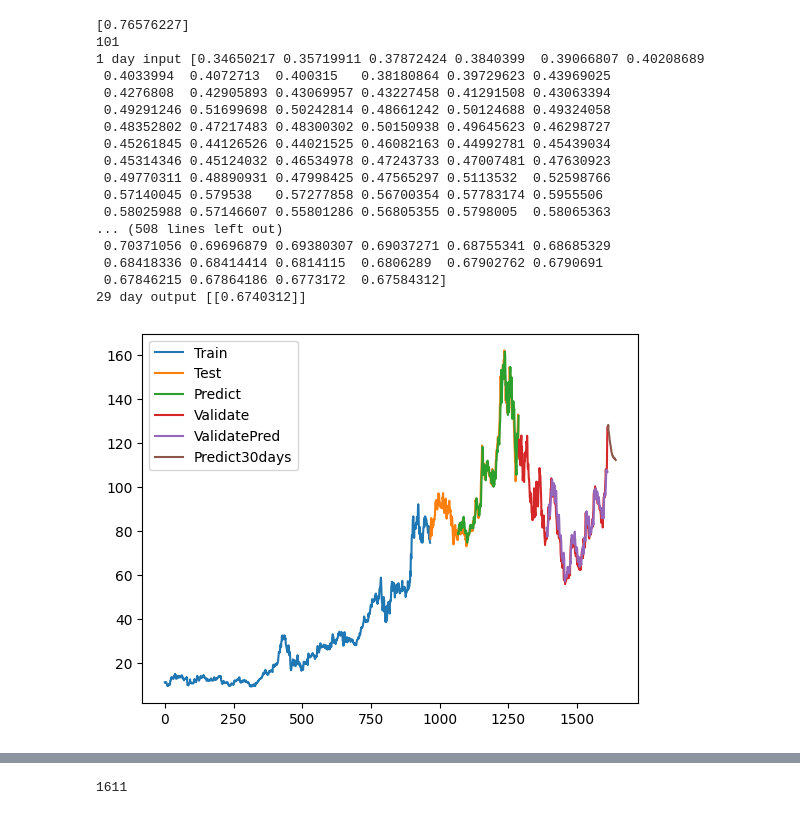
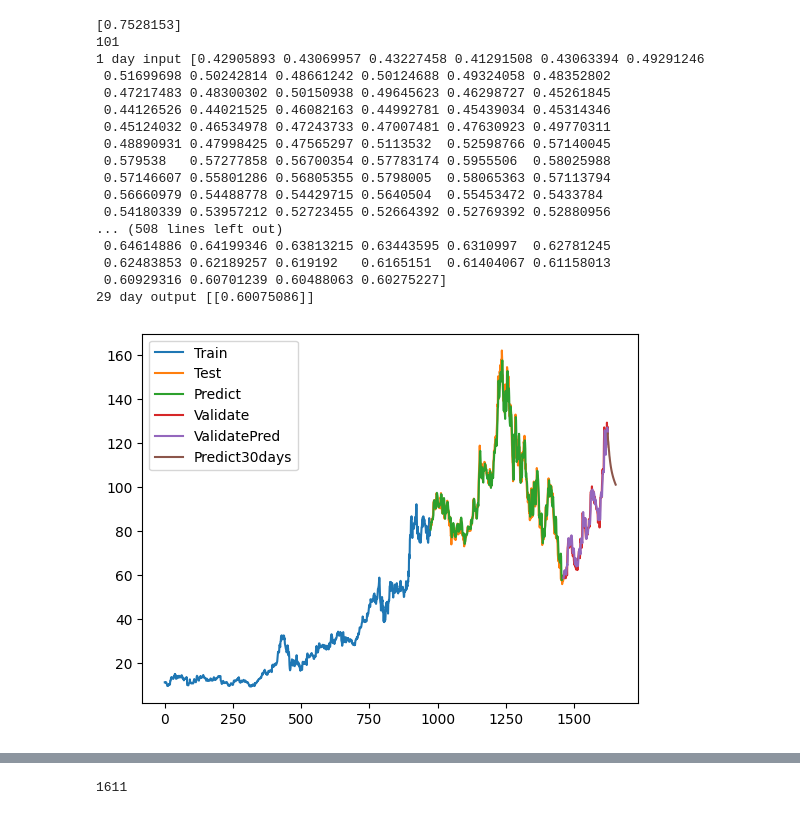
Before and after one commit to dangnghiepcuong/IS403.N21.HTTT_Nhom2, a Jupyter notebook: Test CNN_LTSM/AMD_CNN_Bi_LSTM 622.ipynb, the cells around one changed output, grey strips where cells are left out. Cells and saved outputs as stored; diff of their text form; code cells hidden in the pictures.

Commit message:
change model, directory

```diff
--- a/Test CNN_LTSM/AMD_CNN_Bi_LSTM 622.ipynb
+++ b/Test CNN_LTSM/AMD_CNN_Bi_LSTM 622.ipynb
@@ -23,7 +23,7 @@ df1=scaler.fit_transform(np.array(df1).reshape(-1,1))
 # %%
 # 4. Chia train test
 train_size = int(0.6 * len(df1))
-test_size = int(0.2 * len(df1))
+test_size = int(0.3 * len(df1))
 val_size = len(df1) - train_size - test_size
 
 train_data = df1[:train_size]
@@ -39,7 +35,7 @@ import numpy
 # convert an array of values into a dataset matrix
 def create_dataset(dataset, time_step=1):
 	dataX, dataY = [], []
-	for i in range(len(dataset)-time_step-1):
+	for i in range(len(dataset)-time_step):
 		a = dataset[i:(i+time_step), 0]   ###i=0, X=0,1,2,3-----99   Y=100
 		dataX.append(a)
 		dataY.append(dataset[i + time_step, 0])
@@ -54,3 +50,16 @@ X_test, ytest = create_dataset(test_data, time_step)
+# %%
+#6. New
+
+time_step = 100
+X, y = create_dataset(df1, time_step)
+
+X_train = X[:train_size-100]
+X_test = X[train_size-100:train_size-100+test_size]
+X_val = X[train_size-100+test_size:]
+
+y_train = y[:train_size-100]
+ytest = y[train_size-100:train_size-100+test_size]
+yval = y[train_size+test_size-100:]
 # %%
 # 7. Reshape input to be [samples, time steps, features] which is required for LSTM
 X_train =X_train.reshape(X_train.shape[0],X_train.shape[1] , 1)
@@ -71,7 +80,7 @@ model.add(MaxPooling1D(pool_size=2))
 model.add(Conv1D(filters=32, kernel_size=3, activation='relu'))
 
 # Add a bidirectional LSTM layer
-model.add(Bidirectional(LSTM(100, activation='relu')))
+model.add(LSTM(100, activation='relu'))
 
 # Add a dense output layer
 model.add(Dense(1))
@@ -157,39 +166,45 @@ while(i<30):
         lst_output.extend(yhat.tolist())
         i=i+1
 # %% [output]
-[0.76576227]
+[0.7528153]
 101
-1 day input [0.34650217 0.35719911 0.37872424 0.3840399  0.39066807 0.40208689
- 0.4033994  0.4072713  0.400315   0.38180864 0.39729623 0.43969025
- 0.4276808  0.42905893 0.43069957 0.43227458 0.41291508 0.43063394
- 0.49291246 0.51699698 0.50242814 0.48661242 0.50124688 0.49324058
- 0.48352802 0.47217483 0.48300302 0.50150938 0.49645623 0.46298727
- 0.45261845 0.44126526 0.44021525 0.46082163 0.44992781 0.45439034
- 0.45314346 0.45124032 0.46534978 0.47243733 0.47007481 0.47630923
- 0.49770311 0.48890931 0.47998425 0.47565297 0.5113532  0.52598766
- 0.57140045 0.579538   0.57277858 0.56700354 0.57783174 0.5955506
- 0.58025988 0.57146607 0.55801286 0.56805355 0.5798005  0.58065363
+1 day input [0.42905893 0.43069957 0.43227458 0.41291508 0.43063394 0.49291246
+ 0.51699698 0.50242814 0.48661242 0.50124688 0.49324058 0.48352802
+ 0.47217483 0.48300302 0.50150938 0.49645623 0.46298727 0.45261845
+ 0.44126526 0.44021525 0.46082163 0.44992781 0.45439034 0.45314346
+ 0.45124032 0.46534978 0.47243733 0.47007481 0.47630923 0.49770311
+ 0.48890931 0.47998425 0.47565297 0.5113532  0.52598766 0.57140045
+ 0.579538   0.57277858 0.56700354 0.57783174 0.5955506  0.58025988
+ 0.57146607 0.55801286 0.56805355 0.5798005  0.58065363 0.57113794
+ 0.56660979 0.54488778 0.54429715 0.5640504  0.55453472 0.5433784
+ 0.54180339 0.53957212 0.52723455 0.52664392 0.52769392 0.52880956
 ... (508 lines left out)
- 0.70371056 0.69696879 0.69380307 0.69037271 0.68755341 0.68685329
- 0.68418336 0.68414414 0.6814115  0.6806289  0.67902762 0.6790691
- 0.67846215 0.67864186 0.6773172  0.67584312]
-29 day output [[0.6740312]]
+ 0.64614886 0.64199346 0.63813215 0.63443595 0.6310997  0.62781245
+ 0.62483853 0.62189257 0.619192   0.6165151  0.61404067 0.61158013
+ 0.60929316 0.60701239 0.60488063 0.60275227]
+29 day output [[0.60075086]]
 # %%
 # 14.Vẽ hình
 train_data_index = pd.RangeIndex(start=0, stop=train_size, step=1)
 plt.plot(scaler.inverse_transform(train_data))
+
 test_data_index = pd.RangeIndex(start=train_size, stop=train_size+test_size, step=1)
 plt.plot(test_data_index,scaler.inverse_transform(test_data))
-test_pre_data_index = pd.RangeIndex(start=train_size+n_steps+1, stop=train_size+test_size, step=1)
-plt.plot(test_pre_data_index,(y_pred))
+
+test_data_index = pd.RangeIndex(start=train_size, stop=train_size+test_size, step=1)
+plt.plot(test_data_index,(y_pred))
+
 val_data_index = pd.RangeIndex(start=train_size+test_size, stop=train_size+test_size+val_size, step=1)
 plt.plot(val_data_index,scaler.inverse_transform(val_data))
-val_pre_data_index = pd.RangeIndex(start=train_size+test_size+n_steps+1, stop=train_size+test_size+val_size, step=1)
-plt.plot(val_pre_data_index,y_pred_val)
-prediect_data_index = pd.RangeIndex(start=len(df1), stop=len(df1)+30, step=1)
+
+val_data_index = pd.RangeIndex(start=train_size+test_size, stop=train_size+test_size+val_size, step=1)
+plt.plot(val_data_index,y_pred_val)
+
+prediect_data_index = pd.RangeIndex(start=len(df1)-1, stop=len(df1)+29, step=1)
 plt.plot(prediect_data_index,scaler.inverse_transform(lst_output))
+
 plt.legend(['Train','Test','Predict','Validate','ValidatePred','Predict30days'])
 plt.show()
 # %% [output]
-[figure, old version]
+[figure, new version]
 # %%
```
Also changed, not shown: parts of 9 cells of this notebook, 37 other files.
